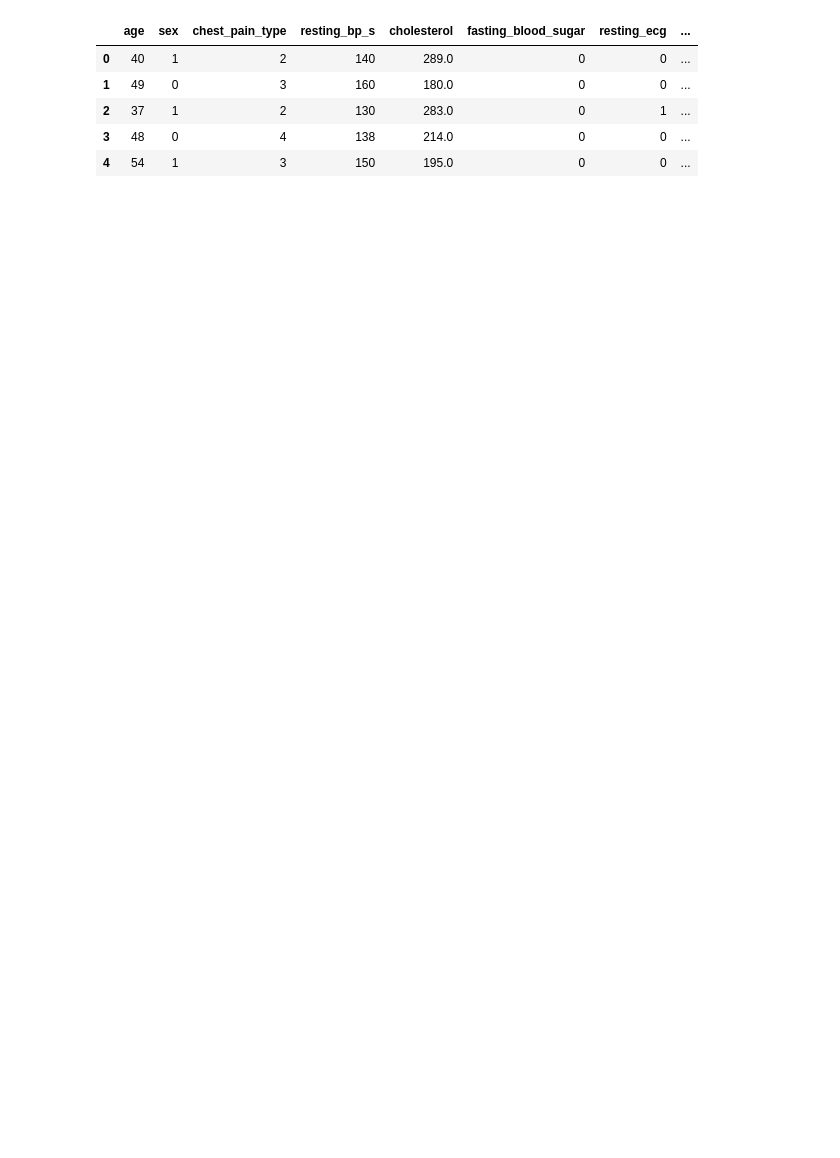
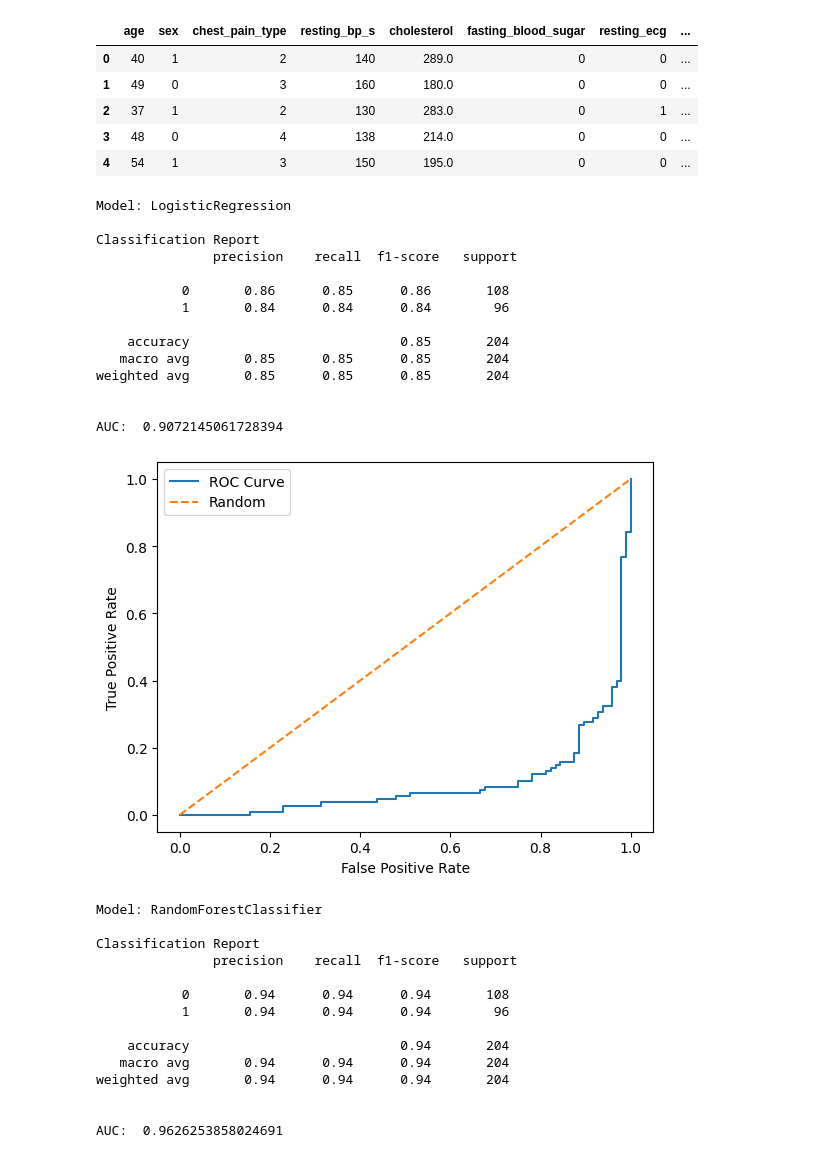
Before and after one commit to RajatDev18/Heart_disease_prediction_working, a Jupyter notebook: Notebooks/model training & evaluation.ipynb, the cells around one changed output. Drawn from its saved outputs; the diff is of its cells as text; code cells hidden in the pictures; blank space fills up the shorter version.

Commit message:
evaluating model performance

```diff
--- a/Notebooks/model training & evaluation.ipynb
+++ b/Notebooks/model training & evaluation.ipynb
@@ -26,4 +26,72 @@ df.head()
 | 4 | 54 | 1 | 3 | 150 | 195.0 | 0 | 0 | ... |
 # %%
 numeric_cols = ['age','resting_bp_s','cholesterol','max_heart_rate','oldpeak']
-cat_cols = [i for i in df.columns if i not in numeric_cols]
+cat_cols = [i for i in df.columns if i not in numeric_cols and i!='target']
+# %%
+X = df.drop('target',axis=1)
+y = df['target']
+
+X_train, X_test, y_train, y_test = train_test_split(X, y, test_size=0.2, random_state=42,stratify=y)
+# %%
+preprocess = ColumnTransformer(transformers=[
+    ("Scaling",StandardScaler(),numeric_cols),
+    ("Encoding",OneHotEncoder(handle_unknown='ignore',drop='first'),cat_cols)
+])
+# %%
+clfs = {
+    'LogisticRegression':LogisticRegression(class_weight='balanced'),
+    'RandomForestClassifier':RandomForestClassifier(class_weight='balanced'),
+    'XGBClassifier':XGBClassifier()
+}
+# %%
+for name,clf in clfs.items():
+    model = Pipeline(steps=[
+        ("Preprocessing",preprocess),
+        ("CLF",clf)
+    ])
+    model.fit(X_train,y_train)
+
+    y_pred = model.predict(X_test)
+    y_prob = model.predict_proba(X_test)[:,1]
+
+    tpr,fpr,thresolds = roc_curve(y_test,y_prob)
+    auc = roc_auc_score(y_test,y_prob)
+    print(f"\nModel: {name}")
+    print("\nClassification Report\n",classification_report(y_test,y_pred))
+    print("\nAUC: ",auc)
+    plt.plot(fpr, tpr, label="ROC Curve")
+    plt.plot([0, 1], [0, 1], linestyle="--", label="Random")
+    plt.xlabel("False Positive Rate")
+    plt.ylabel("True Positive Rate")
+    plt.legend()
+    plt.show()
+# %% [output]
+Model: LogisticRegression
+
+Classification Report
+               precision    recall  f1-score   support
+
+           0       0.86      0.85      0.86       108
+           1       0.84      0.84      0.84        96
+
+    accuracy                           0.85       204
+   macro avg       0.85      0.85      0.85       204
+weighted avg       0.85      0.85      0.85       204
+
+
+AUC:  0.9072145061728394
+[figure, added]
+Model: RandomForestClassifier
+
+Classification Report
+               precision    recall  f1-score   support
+
+           0       0.94      0.94      0.94       108
+           1       0.94      0.94      0.94        96
+
+    accuracy                           0.94       204
+   macro avg       0.94      0.94      0.94       204
+weighted avg       0.94      0.94      0.94       204
+
+
+AUC:  0.9626253858024691
```
Also changed, not shown: parts of 2 cells of this notebook.
